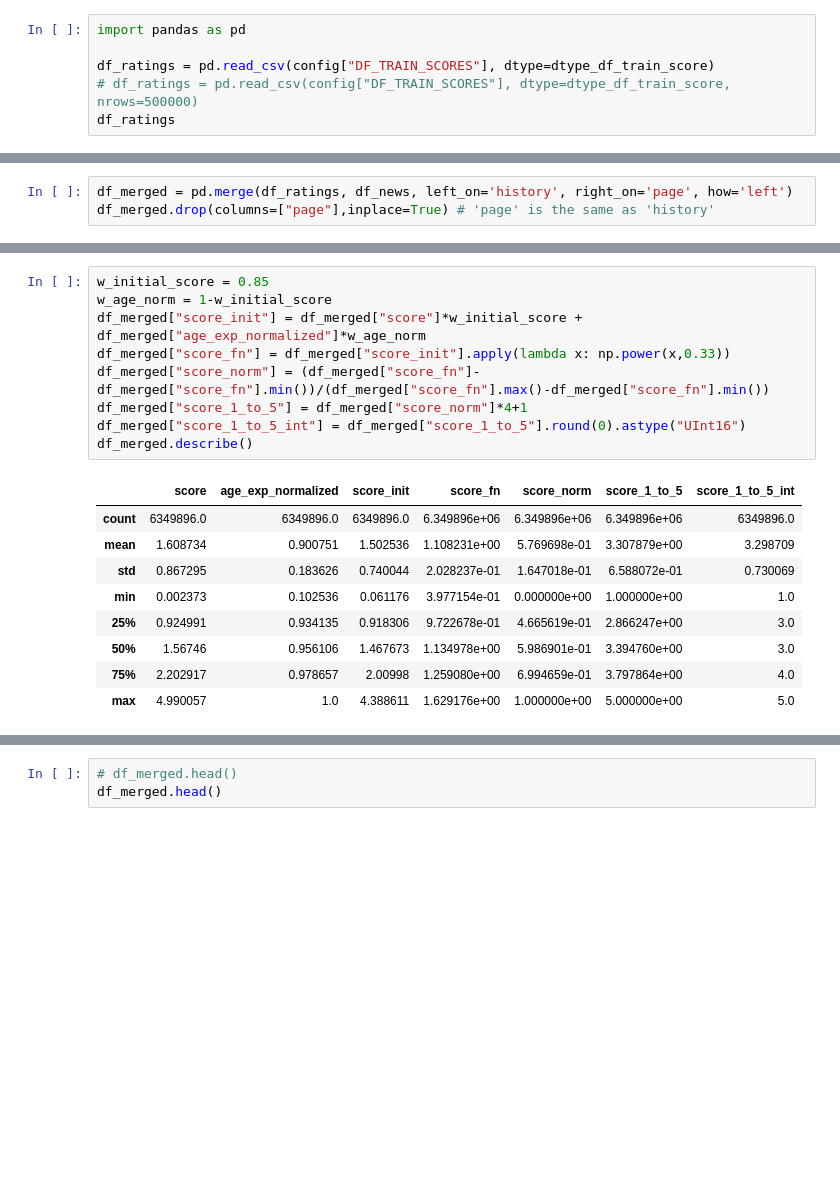
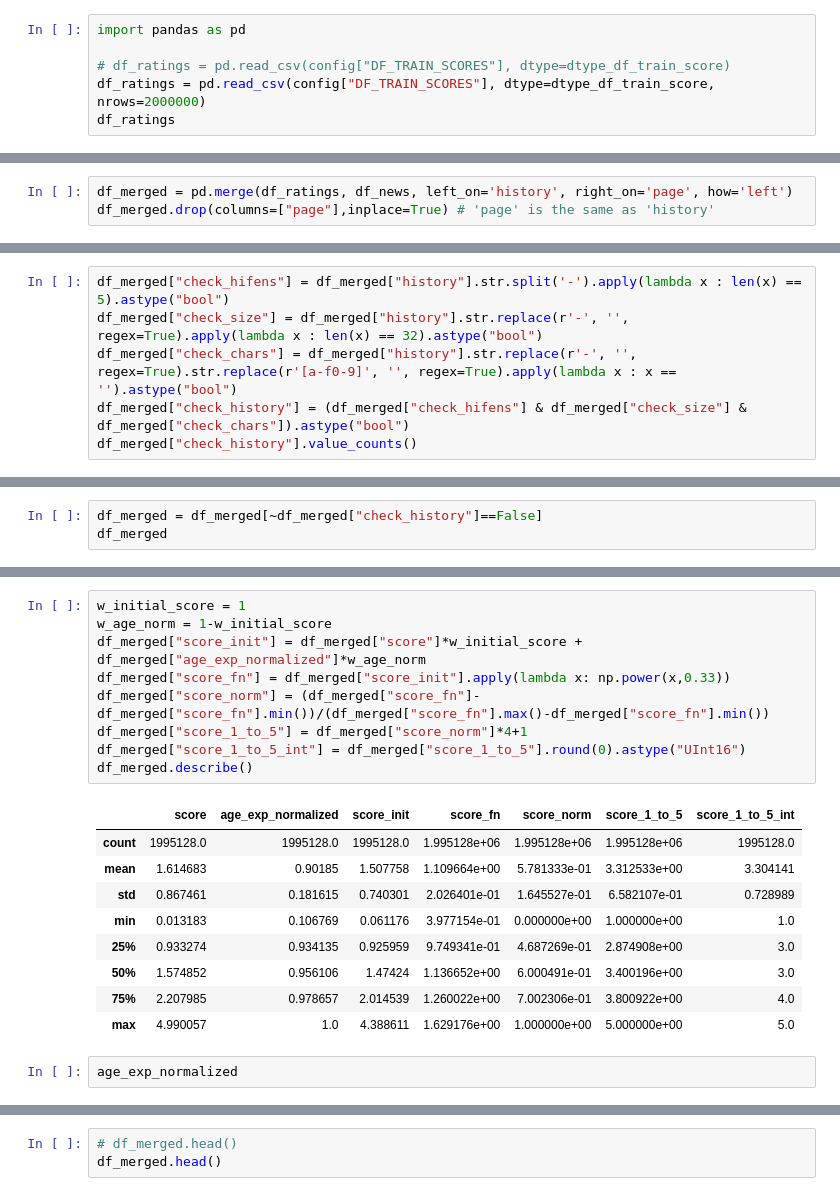
Before and after one commit to raianeli25/tech_challenge_5, a Jupyter notebook: recommendation/3_training_model.ipynb, the cells around one changed output, grey strips where cells are left out. Drawn from its saved outputs; the diff is of its cells as text; blank space fills up the shorter version.

```diff
--- a/recommendation/3_training_model.ipynb
+++ b/recommendation/3_training_model.ipynb
@@ -52,8 +52,8 @@ dtype_df_train_score = {
 # %%
 import pandas as pd
 
-df_ratings = pd.read_csv(config["DF_TRAIN_SCORES"], dtype=dtype_df_train_score)
-# df_ratings = pd.read_csv(config["DF_TRAIN_SCORES"], dtype=dtype_df_train_score, nrows=500000)
+# df_ratings = pd.read_csv(config["DF_TRAIN_SCORES"], dtype=dtype_df_train_score)
+df_ratings = pd.read_csv(config["DF_TRAIN_SCORES"], dtype=dtype_df_train_score, nrows=2000000)
 df_ratings
 # %% [output]
 |  | Unnamed: 0 | userId | history | userType | score |
@@ -161,3 +161,9 @@ df_merged.head()
 | 2 | 17f1083e6079b0f28f7820a6803583d1c... | e273dba4-136c-45fb-bdd6-0cc57b13aaf0 | Non-Logged | 1.794861 | 0.880859 | recent |
 | 3 | 528a8d7a2af73101da8d6709c1ec875b4... | a0562805-c7d1-4ffd-b622-87c50ae006f4 | Non-Logged | 1.68271 | 0.945895 | recent |
 | 4 | 2dd18b58a634a4e77181a202cf152df61... | 233f8238-2ce0-470f-a9d5-0e0ac530382a | Non-Logged | 2.266852 | 0.13293 | very-old |
+# %%
+df_merged["check_hifens"] = df_merged["history"].str.split('-').apply(lambda x : len(x) == 5).astype("bool")
+df_merged["check_size"] = df_merged["history"].str.replace(r'-', '', regex=True).apply(lambda x : len(x) == 32).astype("bool")
+df_merged["check_chars"] = df_merged["history"].str.replace(r'-', '', regex=True).str.replace(r'[a-f0-9]', '', regex=True).apply(lambda x : x == '').astype("bool")
+df_merged["check_history"] = (df_merged["check_hifens"] & df_merged["check_size"] & df_merged["check_chars"]).astype("bool")
+df_merged["check_history"].value_counts()
@@ -163,0 +175,3 @@ df_merged.head()
+# %%
+df_merged = df_merged[~df_merged["check_history"]==False]
+df_merged
@@ -164,22 +192,24 @@ df_merged.head()
 # %%
-w_initial_score = 0.85
+w_initial_score = 1
 w_age_norm = 1-w_initial_score
 df_merged["score_init"] = df_merged["score"]*w_initial_score + df_merged["age_exp_normalized"]*w_age_norm
 df_merged["score_fn"] = df_merged["score_init"].apply(lambda x: np.power(x,0.33))
 df_merged["score_norm"] = (df_merged["score_fn"]-df_merged["score_fn"].min())/(df_merged["score_fn"].max()-df_merged["score_fn"].min())
 df_merged["score_1_to_5"] = df_merged["score_norm"]*4+1
 df_merged["score_1_to_5_int"] = df_merged["score_1_to_5"].round(0).astype("UInt16")
 df_merged.describe()
 # %% [output]
 |  | score | age_exp_normalized | score_init | score_fn | score_norm | score_1_to_5 | score_1_to_5_int |
-| count | 6349896.0 | 6349896.0 | 6349896.0 | 6.349896e+06 | 6.349896e+06 | 6.349896e+06 | 6349896.0 |
-| mean | 1.608734 | 0.900751 | 1.502536 | 1.108231e+00 | 5.769698e-01 | 3.307879e+00 | 3.298709 |
-| std | 0.867295 | 0.183626 | 0.740044 | 2.028237e-01 | 1.647018e-01 | 6.588072e-01 | 0.730069 |
-| min | 0.002373 | 0.102536 | 0.061176 | 3.977154e-01 | 0.000000e+00 | 1.000000e+00 | 1.0 |
-| 25% | 0.924991 | 0.934135 | 0.918306 | 9.722678e-01 | 4.665619e-01 | 2.866247e+00 | 3.0 |
-| 50% | 1.56746 | 0.956106 | 1.467673 | 1.134978e+00 | 5.986901e-01 | 3.394760e+00 | 3.0 |
-| 75% | 2.202917 | 0.978657 | 2.00998 | 1.259080e+00 | 6.994659e-01 | 3.797864e+00 | 4.0 |
+| count | 1995128.0 | 1995128.0 | 1995128.0 | 1.995128e+06 | 1.995128e+06 | 1.995128e+06 | 1995128.0 |
+| mean | 1.614683 | 0.90185 | 1.507758 | 1.109664e+00 | 5.781333e-01 | 3.312533e+00 | 3.304141 |
+| std | 0.867461 | 0.181615 | 0.740301 | 2.026401e-01 | 1.645527e-01 | 6.582107e-01 | 0.728989 |
+| min | 0.013183 | 0.106769 | 0.061176 | 3.977154e-01 | 0.000000e+00 | 1.000000e+00 | 1.0 |
+| 25% | 0.933274 | 0.934135 | 0.925959 | 9.749341e-01 | 4.687269e-01 | 2.874908e+00 | 3.0 |
+| 50% | 1.574852 | 0.956106 | 1.47424 | 1.136652e+00 | 6.000491e-01 | 3.400196e+00 | 3.0 |
+| 75% | 2.207985 | 0.978657 | 2.014539 | 1.260022e+00 | 7.002306e-01 | 3.800922e+00 | 4.0 |
 | max | 4.990057 | 1.0 | 4.388611 | 1.629176e+00 | 1.000000e+00 | 5.000000e+00 | 5.0 |
+# %%
+age_exp_normalized
 # %%
 column_score_to_use = "score_1_to_5"
 df_merged = df_merged[["userId","history","userType",column_score_to_use]]
```
Also changed, not shown: parts of 15 cells of this notebook, 7 other files.
